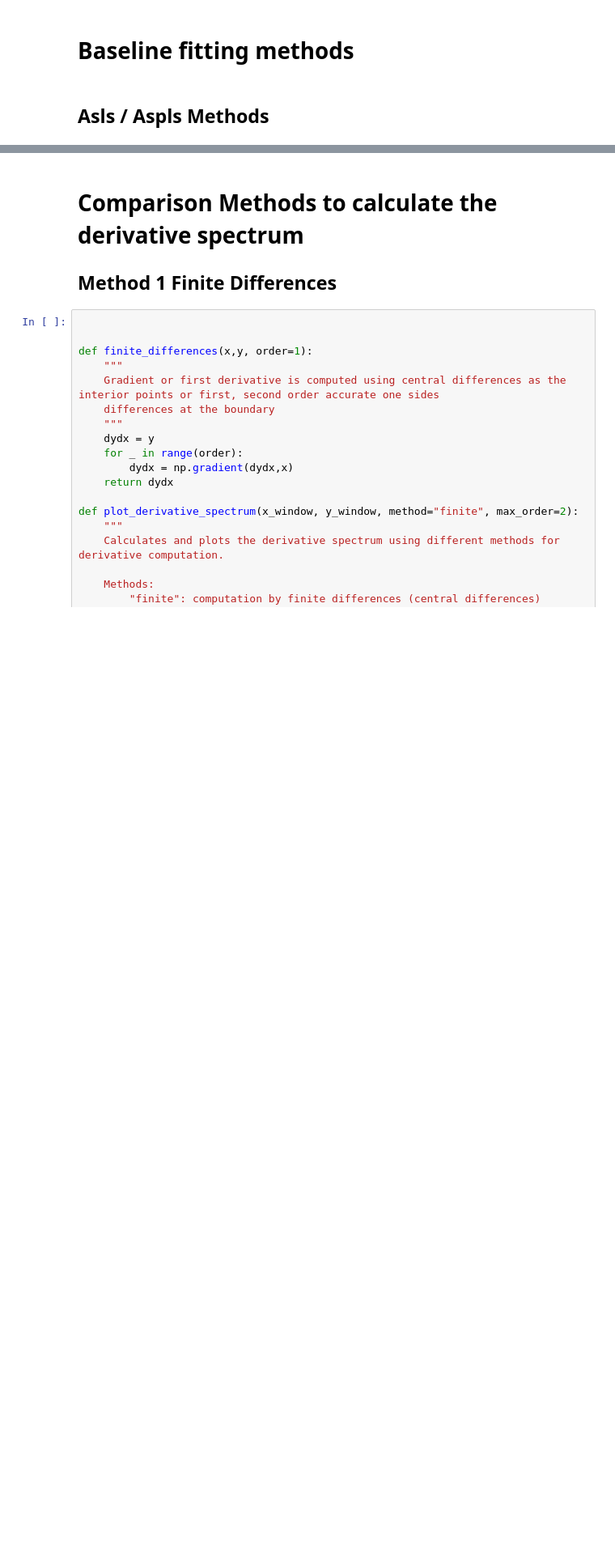
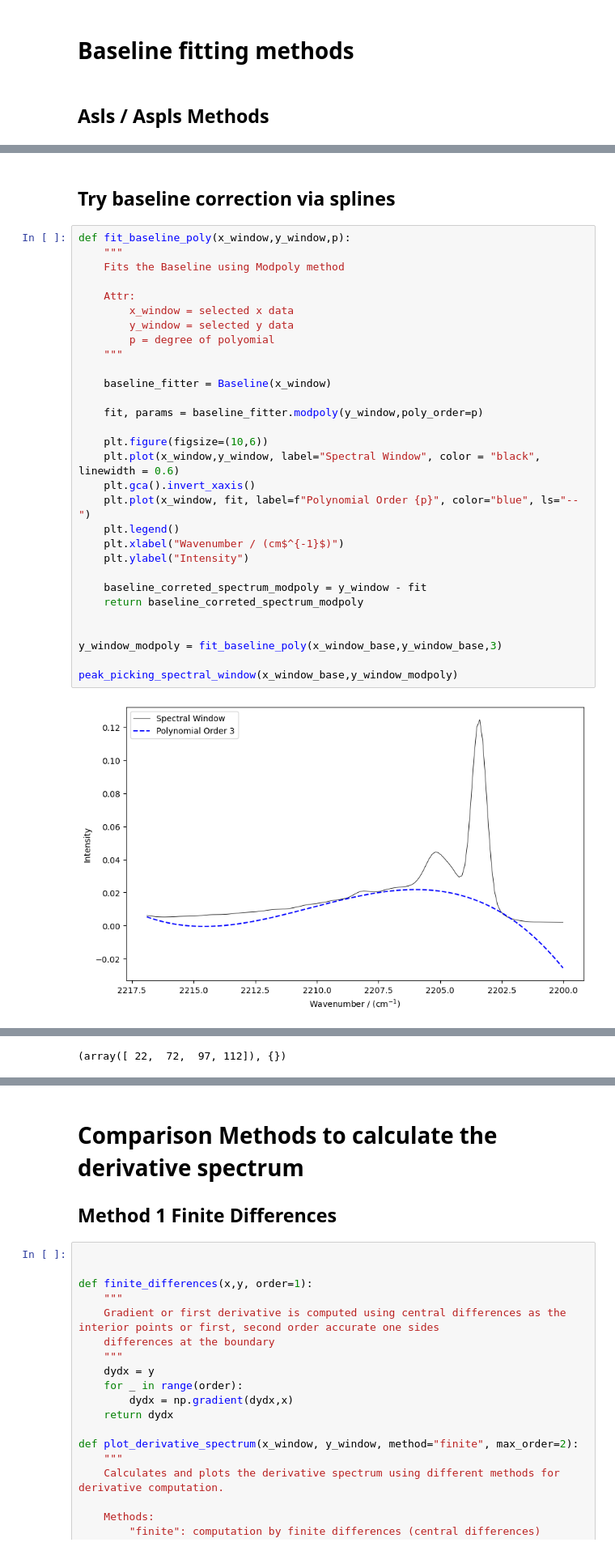
Before and after one commit to LukasMeinschad/ir_peak_int, a Jupyter notebook: spectra_test.ipynb, the cells around one changed output, grey strips where cells are left out. Shown: that part at 81% size. Drawn from its saved outputs; the diff is of its cells as text; blank space fills up the shorter version.

```diff
--- a/spectra_test.ipynb
+++ b/spectra_test.ipynb
@@ -142,0 +151,34 @@ fit_baseline_asls_aspls(x_window_base,y_window_base, 5e10, 1e-3, 20)
+# %% [markdown]
+## Try baseline correction via splines
+# %%
+def fit_baseline_poly(x_window,y_window,p):
+    """
+    Fits the Baseline using Modpoly method
+
+    Attr:
+        x_window = selected x data
+        y_window = selected y data
+        p = degree of polyomial
+    """
+
+    baseline_fitter = Baseline(x_window)
+
+    fit, params = baseline_fitter.modpoly(y_window,poly_order=p)
+
+    plt.figure(figsize=(10,6))
+    plt.plot(x_window,y_window, label="Spectral Window", color = "black", linewidth = 0.6)
+    plt.gca().invert_xaxis()
+    plt.plot(x_window, fit, label=f"Polynomial Order {p}", color="blue", ls="--")
+    plt.legend()
+    plt.xlabel("Wavenumber / (cm$^{-1}$)")
+    plt.ylabel("Intensity")
+
+    baseline_correted_spectrum_modpoly = y_window - fit
+    return baseline_correted_spectrum_modpoly
+
+
+y_window_modpoly = fit_baseline_poly(x_window_base,y_window_base,3)
+
+peak_picking_spectral_window(x_window_base,y_window_modpoly)
+# %% [output]
+[figure, added]
@@ -142,0 +186 @@ fit_baseline_asls_aspls(x_window_base,y_window_base, 5e10, 1e-3, 20)
+(array([ 22,  72,  97, 112]), {})
```
Also changed, not shown: parts of 5 cells of this notebook, 1 other file.
